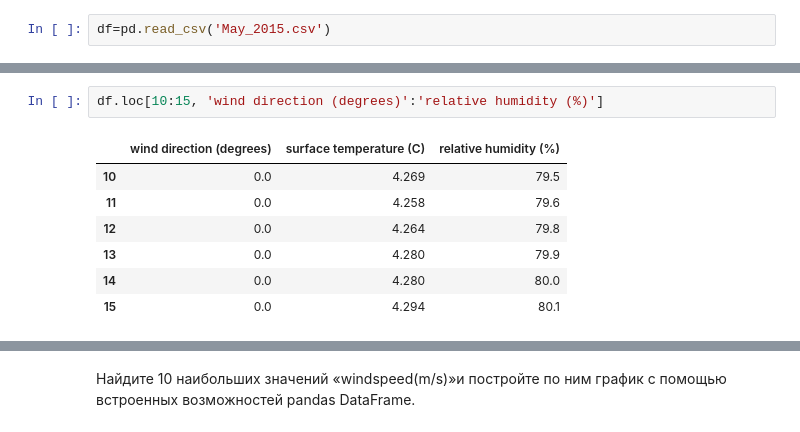
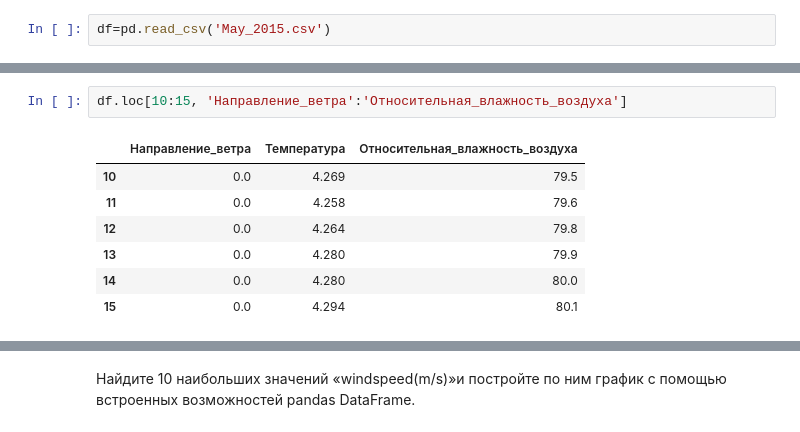
Before and after one commit to J1wZ/python_ml, a Jupyter notebook: дз-08-11/Pandas.ipynb, the cells around one changed output, grey strips where cells are left out. Drawn from its saved outputs; the diff is of its cells as text.

```diff
--- a/дз-08-11/Pandas.ipynb
+++ b/дз-08-11/Pandas.ipynb
@@ -75,7 +73,7 @@ df.tail(20)
 # %%
-df.loc[10:15, 'wind direction (degrees)':'relative humidity (%)']
+df.loc[10:15, 'Направление_ветра':'Относительная_влажность_воздуха']
 # %% [output]
-|  | wind direction (degrees) | surface temperature (C) | relative humidity (%) |
+|  | Направление_ветра | Температура | Относительная_влажность_воздуха |
 | 10 | 0.0 | 4.269 | 79.5 |
 | 11 | 0.0 | 4.258 | 79.6 |
 | 12 | 0.0 | 4.264 | 79.8 |
```
Also changed, not shown: parts of 8 cells of this notebook, 17 other files.
